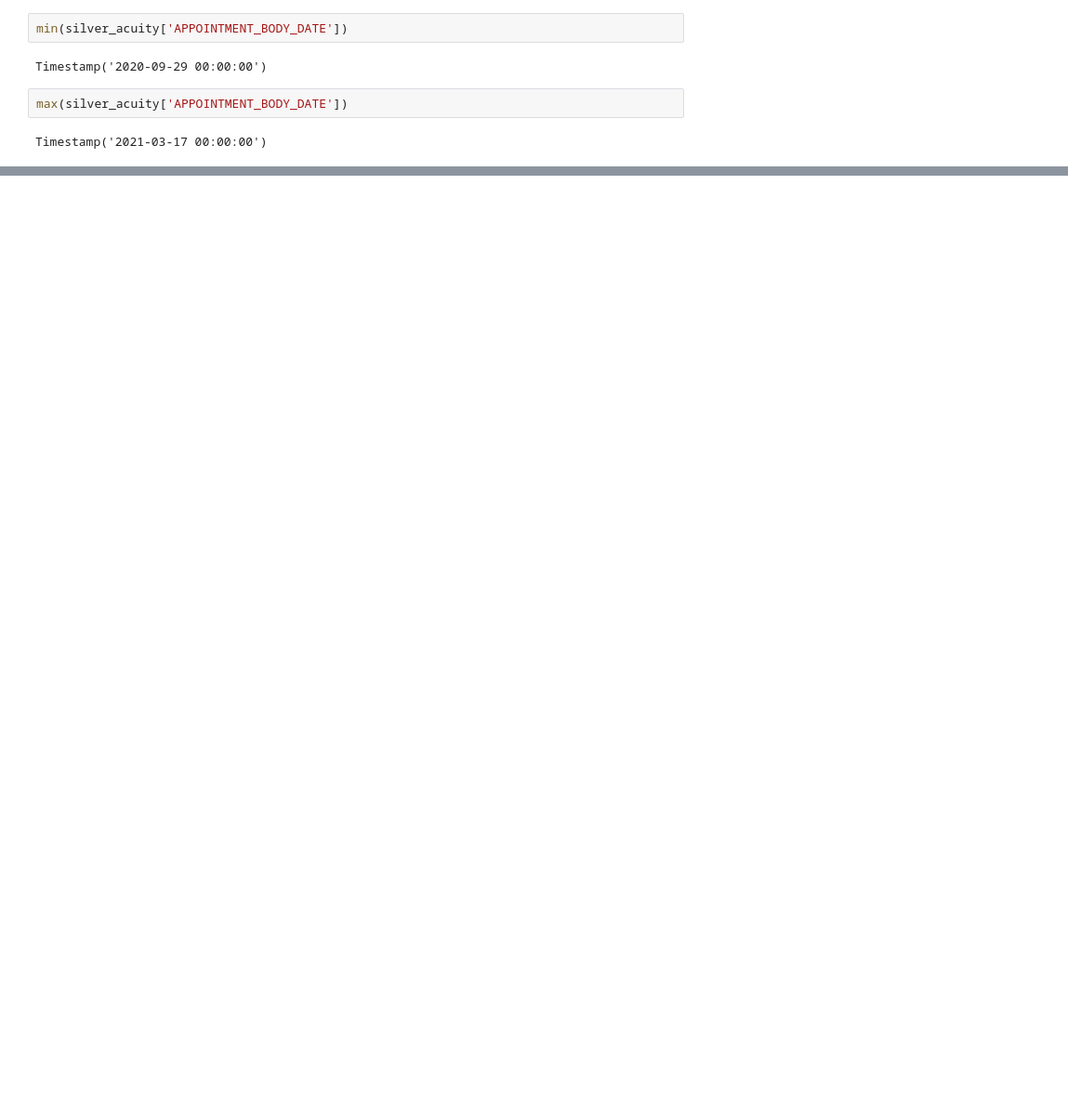
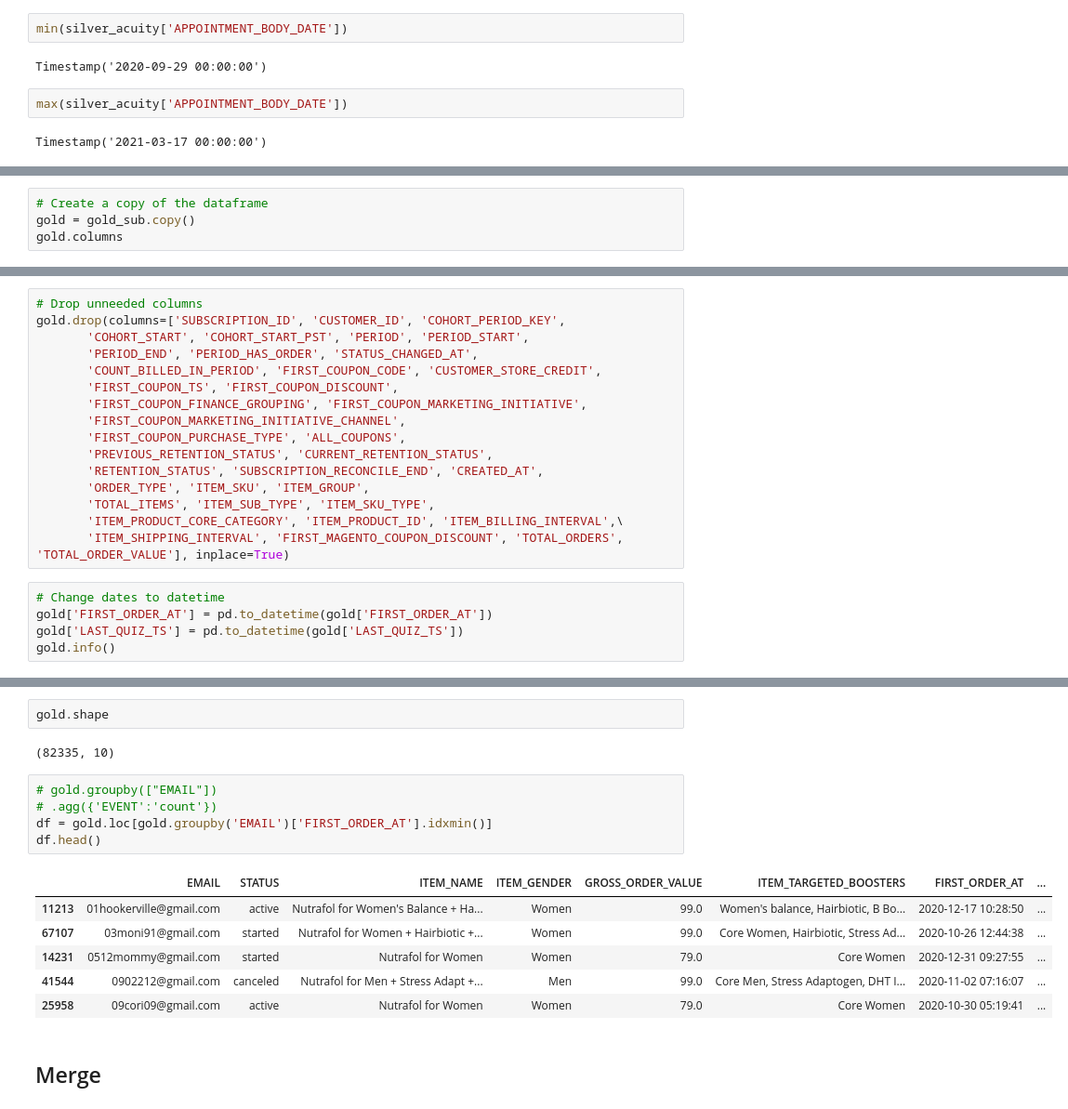
Before and after one commit to meaganlazer/Parking_Tickets_Timeseries, a Jupyter notebook: OrderData.ipynb, the cells around one changed output, grey strips where cells are left out. Shown at 93% size. Drawn from its saved outputs; the diff is of its cells as text; blank space fills up the shorter version.

```diff
--- a/OrderData.ipynb
+++ b/OrderData.ipynb
@@ -205,0 +199,4 @@ Timestamp('2021-03-17 00:00:00')
+# %%
+# Create a copy of the dataframe
+gold = gold_sub.copy()
+gold.columns
@@ -205,0 +222,21 @@ Timestamp('2021-03-17 00:00:00')
+# %%
+# Drop unneeded columns
+gold.drop(columns=['SUBSCRIPTION_ID', 'CUSTOMER_ID', 'COHORT_PERIOD_KEY',
+       'COHORT_START', 'COHORT_START_PST', 'PERIOD', 'PERIOD_START',
+       'PERIOD_END', 'PERIOD_HAS_ORDER', 'STATUS_CHANGED_AT',
+       'COUNT_BILLED_IN_PERIOD', 'FIRST_COUPON_CODE', 'CUSTOMER_STORE_CREDIT',
+       'FIRST_COUPON_TS', 'FIRST_COUPON_DISCOUNT',
+       'FIRST_COUPON_FINANCE_GROUPING', 'FIRST_COUPON_MARKETING_INITIATIVE',
+       'FIRST_COUPON_MARKETING_INITIATIVE_CHANNEL',
+       'FIRST_COUPON_PURCHASE_TYPE', 'ALL_COUPONS',
+       'PREVIOUS_RETENTION_STATUS', 'CURRENT_RETENTION_STATUS',
+       'RETENTION_STATUS', 'SUBSCRIPTION_RECONCILE_END', 'CREATED_AT',
+       'ORDER_TYPE', 'ITEM_SKU', 'ITEM_GROUP',
+       'TOTAL_ITEMS', 'ITEM_SUB_TYPE', 'ITEM_SKU_TYPE',
+       'ITEM_PRODUCT_CORE_CATEGORY', 'ITEM_PRODUCT_ID', 'ITEM_BILLING_INTERVAL',\
+       'ITEM_SHIPPING_INTERVAL', 'FIRST_MAGENTO_COUPON_DISCOUNT', 'TOTAL_ORDERS', 'TOTAL_ORDER_VALUE'], inplace=True)
+# %%
+# Change dates to datetime
+gold['FIRST_ORDER_AT'] = pd.to_datetime(gold['FIRST_ORDER_AT'])
+gold['LAST_QUIZ_TS'] = pd.to_datetime(gold['LAST_QUIZ_TS'])
+gold.info()
@@ -205,0 +261,18 @@ Timestamp('2021-03-17 00:00:00')
+# %%
+gold.shape
+# %% [output]
+(82335, 10)
+# %%
+# gold.groupby(["EMAIL"])
+# .agg({'EVENT':'count'})
+df = gold.loc[gold.groupby('EMAIL')['FIRST_ORDER_AT'].idxmin()]
+df.head()
+# %% [output]
+|  | EMAIL | STATUS | ITEM_NAME | ITEM_GENDER | GROSS_ORDER_VALUE | ITEM_TARGETED_BOOSTERS | FIRST_ORDER_AT | ... |
+| 11213 | 01hookerville@gmail.com | active | Nutrafol for Women's Balance + Ha... | Women | 99.0 | Women's balance, Hairbiotic, B Bo... | 2020-12-17 10:28:50 | ... |
+| 67107 | 03moni91@gmail.com | started | Nutrafol for Women + Hairbiotic +... | Women | 99.0 | Core Women, Hairbiotic, Stress Ad... | 2020-10-26 12:44:38 | ... |
+| 14231 | 0512mommy@gmail.com | started | Nutrafol for Women | Women | 79.0 | Core Women | 2020-12-31 09:27:55 | ... |
+| 41544 | 0902212@gmail.com | canceled | Nutrafol for Men + Stress Adapt +... | Men | 99.0 | Core Men, Stress Adaptogen, DHT I... | 2020-11-02 07:16:07 | ... |
+| 25958 | 09cori09@gmail.com | active | Nutrafol for Women | Women | 79.0 | Core Women | 2020-10-30 05:19:41 | ... |
+# %% [markdown]
+## Merge
```
Also changed, not shown: parts of 29 cells of this notebook.
